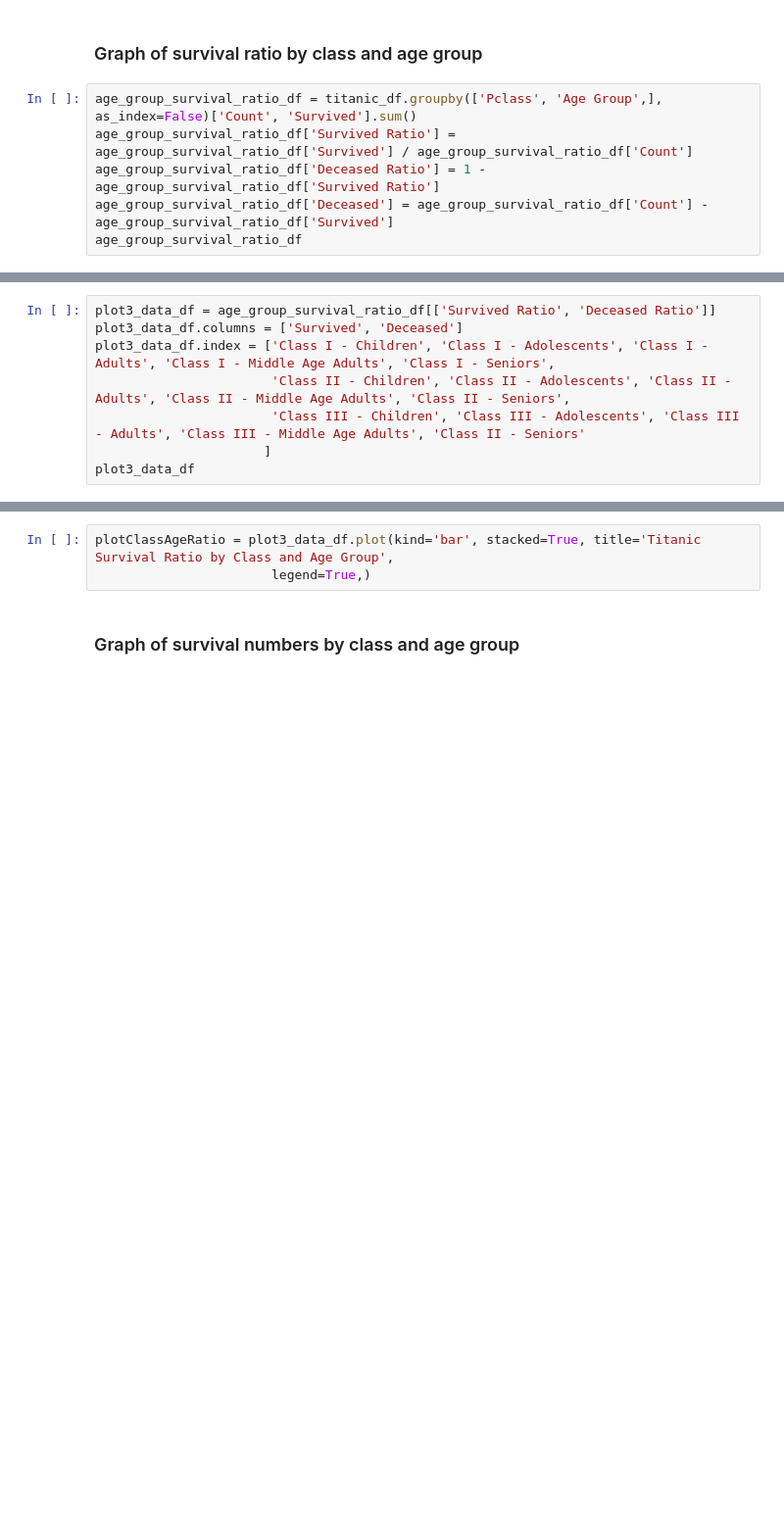
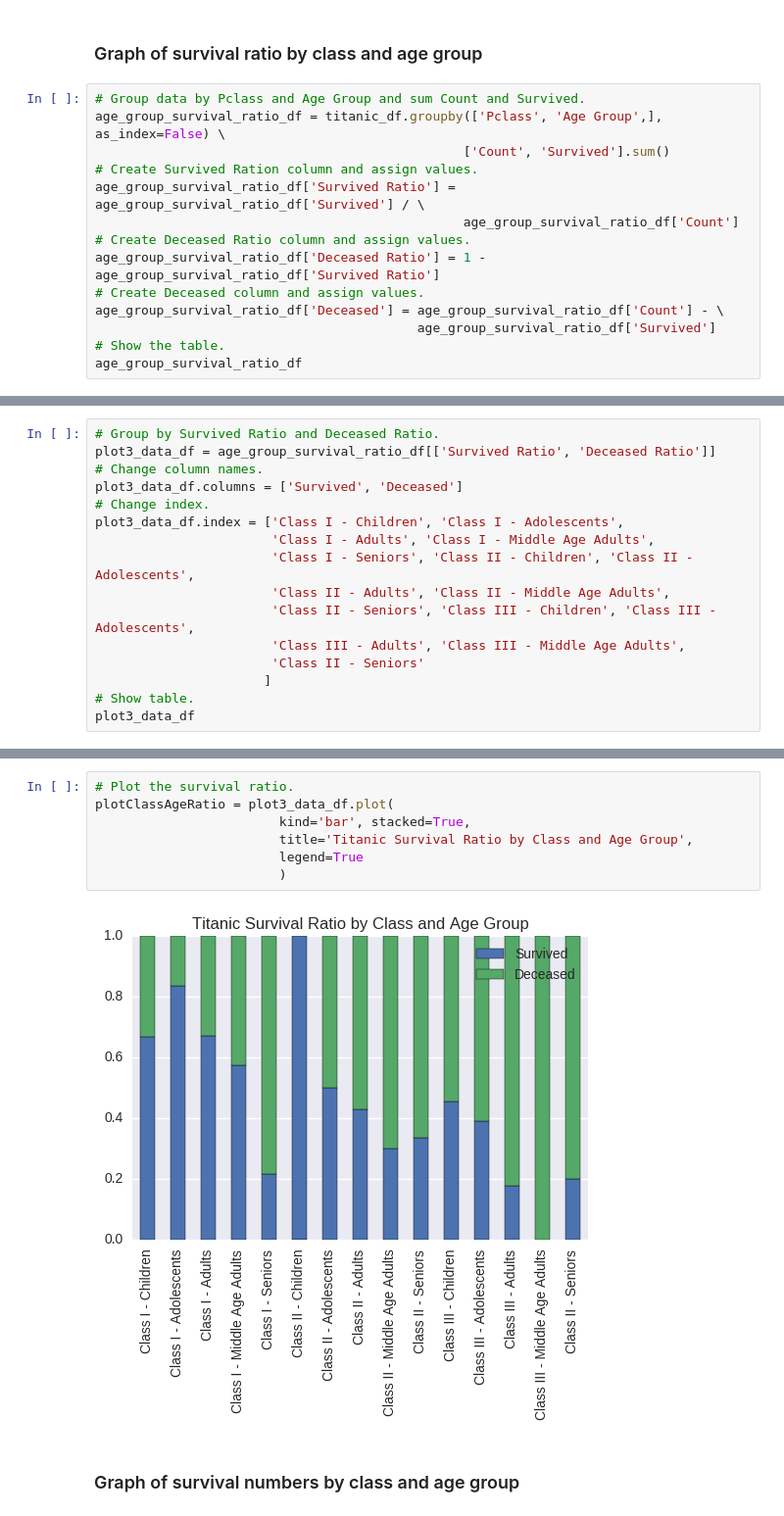
Before and after one commit to vvdanila/DAND-Titanic, a Jupyter notebook: DAND_Project_2_Victor_Danila.ipynb, the cells around one changed output, grey strips where cells are left out. Shown at 98% size. Drawn from its saved outputs; the diff is of its cells as text; blank space fills up the shorter version.

```diff
--- a/DAND_Project_2_Victor_Danila.ipynb
+++ b/DAND_Project_2_Victor_Danila.ipynb
@@ -185,8 +224,16 @@ plotAgeHist = age_hist_data.plot(kind='hist', title='Titanic Passengers Age Hist
 # %% [markdown]
 ### Graph of survival ratio by class and age group
 # %%
-age_group_survival_ratio_df = titanic_df.groupby(['Pclass', 'Age Group',], as_index=False)['Count', 'Survived'].sum()
-age_group_survival_ratio_df['Survived Ratio'] = age_group_survival_ratio_df['Survived'] / age_group_survival_ratio_df['Count']
+# Group data by Pclass and Age Group and sum Count and Survived.
+age_group_survival_ratio_df = titanic_df.groupby(['Pclass', 'Age Group',], as_index=False) \
+                                                ['Count', 'Survived'].sum()
+# Create Survived Ration column and assign values.
+age_group_survival_ratio_df['Survived Ratio'] = age_group_survival_ratio_df['Survived'] / \
+                                                age_group_survival_ratio_df['Count']
+# Create Deceased Ratio column and assign values.
 age_group_survival_ratio_df['Deceased Ratio'] = 1 - age_group_survival_ratio_df['Survived Ratio']
-age_group_survival_ratio_df['Deceased'] = age_group_survival_ratio_df['Count'] - age_group_survival_ratio_df['Survived']
+# Create Deceased column and assign values.
+age_group_survival_ratio_df['Deceased'] = age_group_survival_ratio_df['Count'] - \
+                                          age_group_survival_ratio_df['Survived']
+# Show the table.
 age_group_survival_ratio_df
@@ -193,8 +257,16 @@ age_group_survival_ratio_df
 # %%
+# Group by Survived Ratio and Deceased Ratio.
 plot3_data_df = age_group_survival_ratio_df[['Survived Ratio', 'Deceased Ratio']]
+# Change column names.
 plot3_data_df.columns = ['Survived', 'Deceased']
-plot3_data_df.index = ['Class I - Children', 'Class I - Adolescents', 'Class I - Adults', 'Class I - Middle Age Adults', 'Class I - Seniors',
-                       'Class II - Children', 'Class II - Adolescents', 'Class II - Adults', 'Class II - Middle Age Adults', 'Class II - Seniors',
-                       'Class III - Children', 'Class III - Adolescents', 'Class III - Adults', 'Class III - Middle Age Adults', 'Class II - Seniors'
+# Change index.
+plot3_data_df.index = ['Class I - Children', 'Class I - Adolescents',
+                       'Class I - Adults', 'Class I - Middle Age Adults',
+                       'Class I - Seniors', 'Class II - Children', 'Class II - Adolescents',
+                       'Class II - Adults', 'Class II - Middle Age Adults',
+                       'Class II - Seniors', 'Class III - Children', 'Class III - Adolescents',
+                       'Class III - Adults', 'Class III - Middle Age Adults',
+                       'Class II - Seniors'
                       ]
+# Show table.
 plot3_data_df
@@ -201,6 +290,12 @@ plot3_data_df
 # %%
-plotClassAgeRatio = plot3_data_df.plot(kind='bar', stacked=True, title='Titanic Survival Ratio by Class and Age Group',
-                       legend=True,)
+# Plot the survival ratio.
+plotClassAgeRatio = plot3_data_df.plot(
+                        kind='bar', stacked=True,
+                        title='Titanic Survival Ratio by Class and Age Group',
+                        legend=True
+                        )
+# %% [output]
+[figure, added]
 # %% [markdown]
 ### Graph of survival numbers by class and age group
 # %%
```
Also changed, not shown: parts of 21 cells of this notebook.
